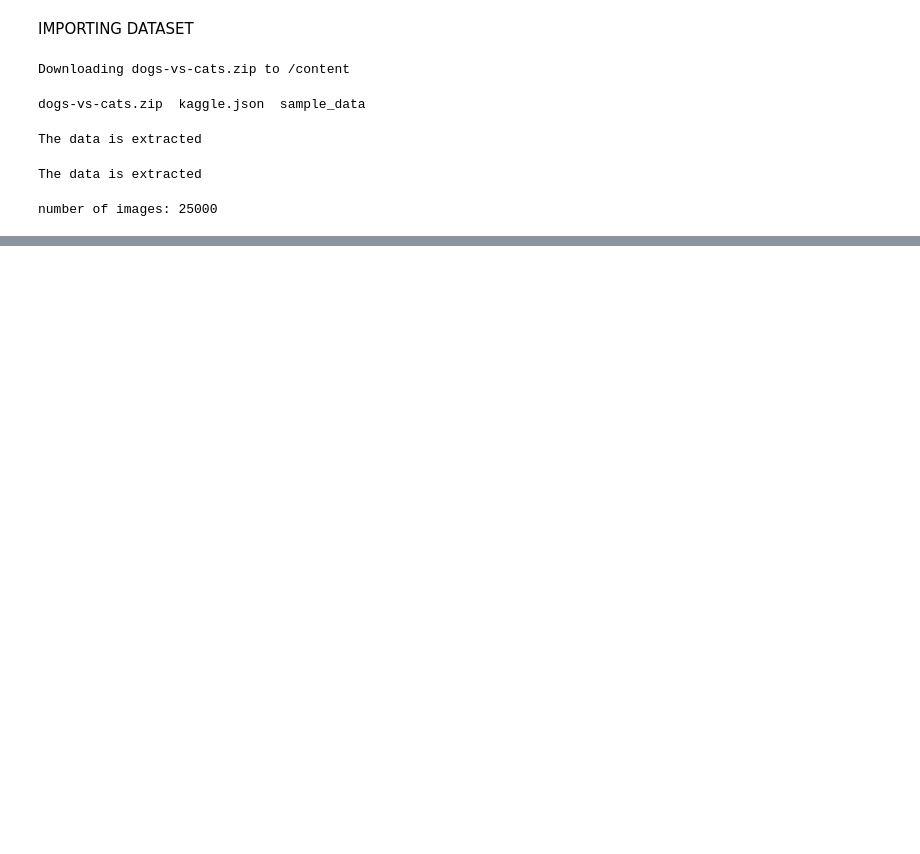
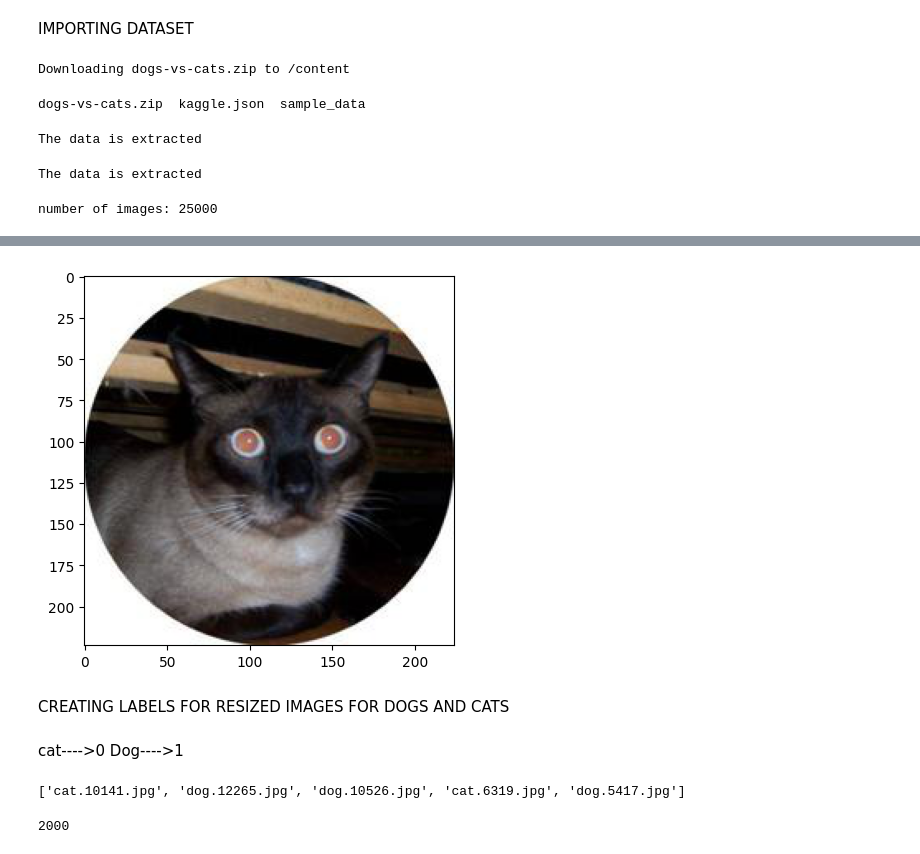
Before and after one commit to shivicode1108/Dog-vs-Cat-Classification, a Jupyter notebook: dog_vs_cat_classification.ipynb, the cells around one changed output, grey strips where cells are left out. Drawn from its saved outputs; the diff is of its cells as text; code cells hidden in the pictures; blank space fills up the shorter version.

```diff
--- a/dog_vs_cat_classification.ipynb
+++ b/dog_vs_cat_classification.ipynb
@@ -59,0 +139,12 @@ number of images: 25000
+# %%
+#DISPLAYING RESIZED CAT IMAGES
+img=mpimg.imread('/content/image resized/cat.10141.jpg')
+imgplot=plt.imshow(img)
+plt.show()
+# %% [output]
+[figure, added]
+# %% [markdown]
+CREATING LABELS FOR RESIZED IMAGES FOR DOGS AND CATS
+# %% [markdown]
+cat---->0
+Dog---->1
@@ -59,0 +162,8 @@ number of images: 25000
+# %%
+print(filenames[0:5])
+# %% [output]
+['cat.10141.jpg', 'dog.12265.jpg', 'dog.10526.jpg', 'cat.6319.jpg', 'dog.5417.jpg']
+# %%
+print(len(filenames))
+# %% [output]
+2000
```
Also changed, not shown: parts of 15 cells of this notebook.
